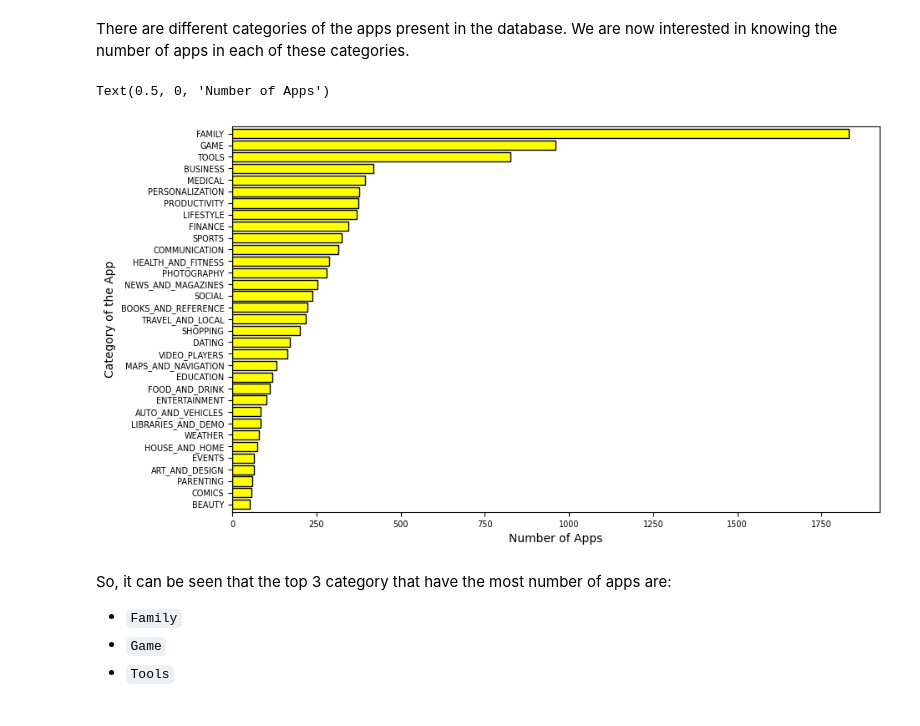
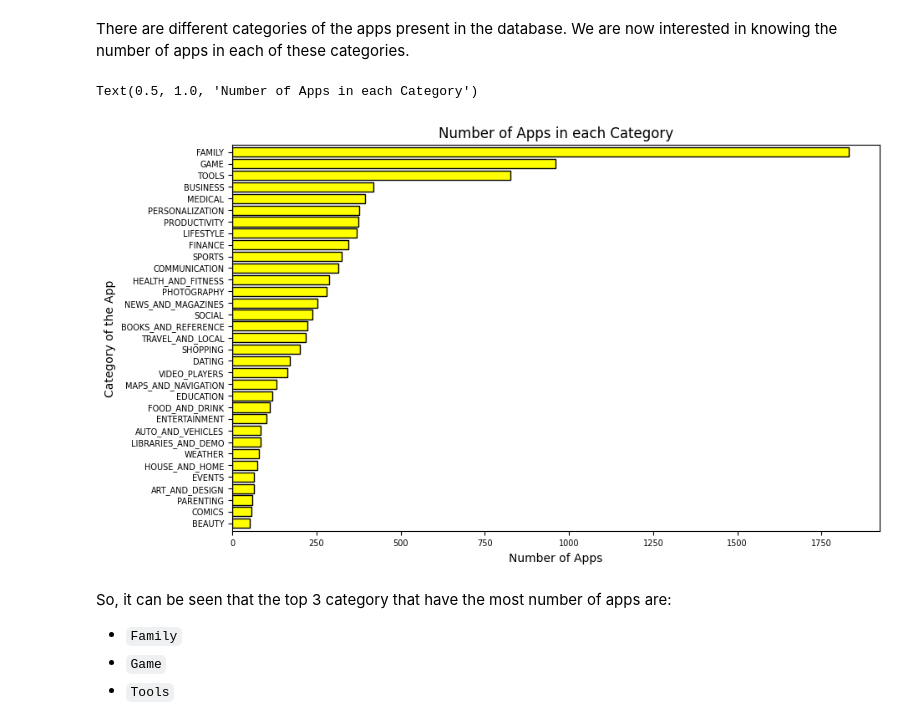
Before and after one commit to dipankarsahu1000/Play-Store-App-Review-Analysis, a Jupyter notebook: Play_Store_App_Review_Analysis.ipynb, the cells around one changed output. Cells and saved outputs as stored; diff of their text form; code cells hidden in the pictures.

```diff
--- a/Play_Store_App_Review_Analysis.ipynb
+++ b/Play_Store_App_Review_Analysis.ipynb
@@ -1043,10 +1043,11 @@ There are different categories of the apps present in the database. We are now i
 # %%
 ps_df['Category'].value_counts().sort_values(ascending = True).plot.barh(width=0.8, color = 'yellow', edgecolor='black', fontsize = 7,  figsize = (10, 6))
 plt.ylabel('Category of the App', fontsize = 10)
 plt.xlabel('Number of Apps', fontsize = 10)
+plt.title('Number of Apps in each Category', fontsize = 12)
 # %% [output]
-Text(0.5, 0, 'Number of Apps')
+Text(0.5, 1.0, 'Number of Apps in each Category')
-[figure, old version]
+[figure, new version]
 # %% [markdown]
 So, it can be seen that the top 3 category that have the most number of apps are:
 * `Family`
```
Also changed, not shown: parts of 36 cells of this notebook.
